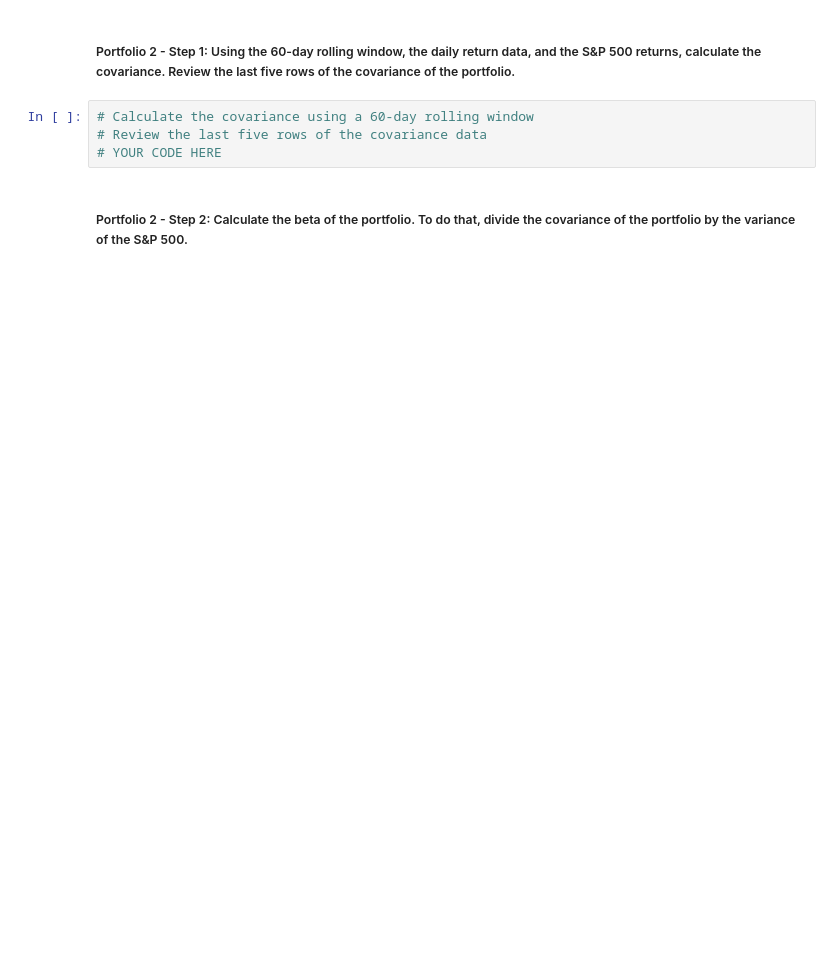
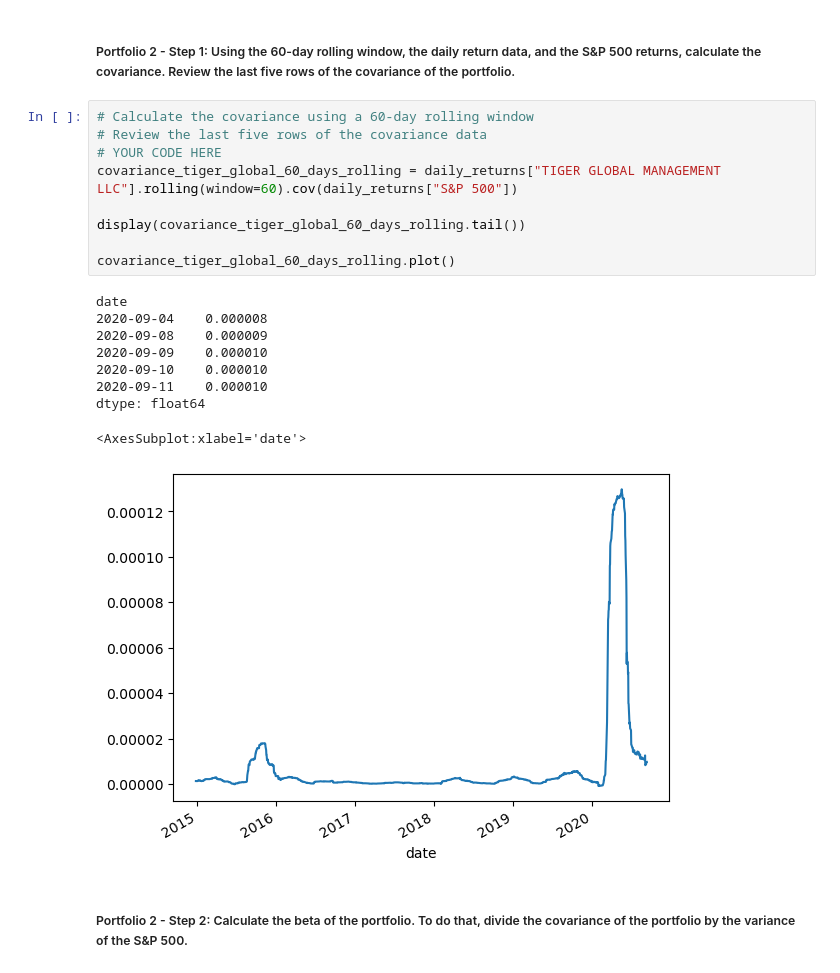
Before and after one commit to lumiroga/fintech-Challenge4, a Jupyter notebook: risk_return_analysis.ipynb, the cells around one changed output. Saved outputs shown, nothing was run; the diff lists cells and outputs as text; blank space fills up the shorter version.

```diff
--- a/risk_return_analysis.ipynb
+++ b/risk_return_analysis.ipynb
@@ -444,7 +493,22 @@ Your analysis is nearing completion. Now, you need to evaluate how the portfolio
 # %%
 # Calculate the covariance using a 60-day rolling window
 # Review the last five rows of the covariance data
 # YOUR CODE HERE
+covariance_tiger_global_60_days_rolling = daily_returns["TIGER GLOBAL MANAGEMENT LLC"].rolling(window=60).cov(daily_returns["S&P 500"])
+
+display(covariance_tiger_global_60_days_rolling.tail())
+
+covariance_tiger_global_60_days_rolling.plot()
+# %% [output]
+date
+2020-09-04    0.000008
+2020-09-08    0.000009
+2020-09-09    0.000010
+2020-09-10    0.000010
+2020-09-11    0.000010
+dtype: float64
+<AxesSubplot:xlabel='date'>
+[figure, added]
 # %% [markdown]
 ##### Portfolio 2 - Step 2: Calculate the beta of the portfolio. To do that, divide the covariance of the portfolio by the variance of the S&P 500.
 # %%
```
Also changed, not shown: parts of 11 cells of this notebook, 1 other file.
